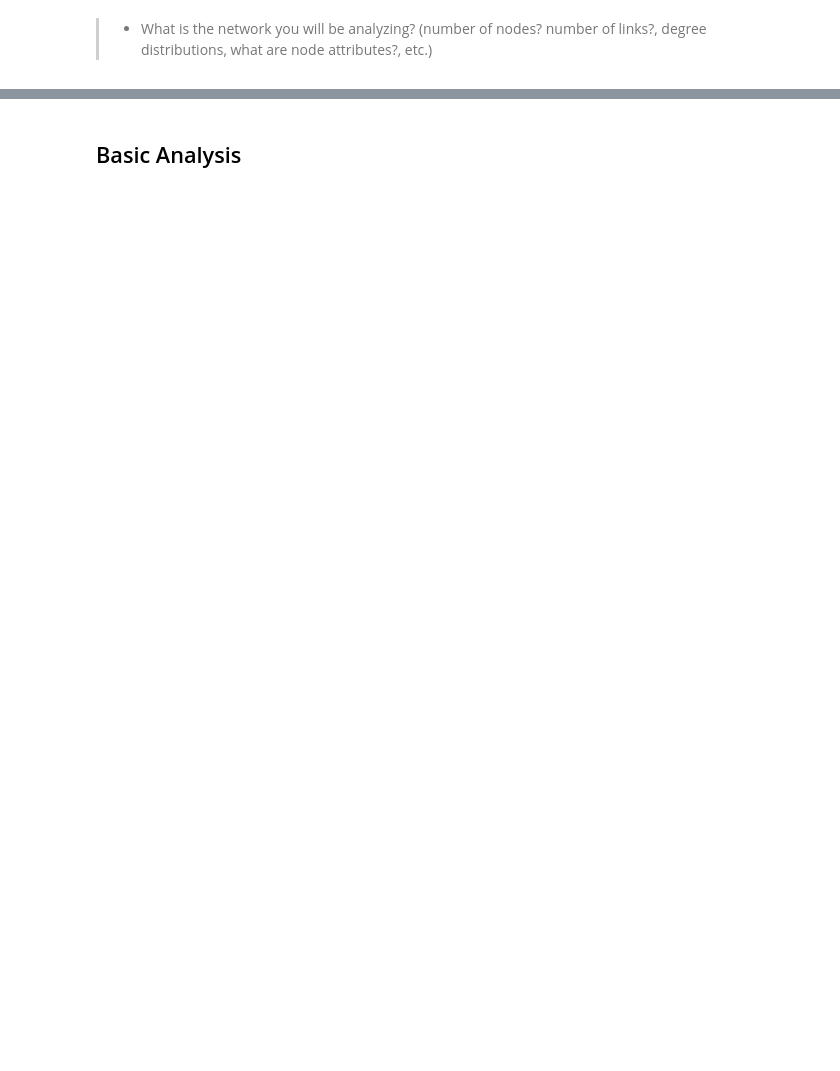
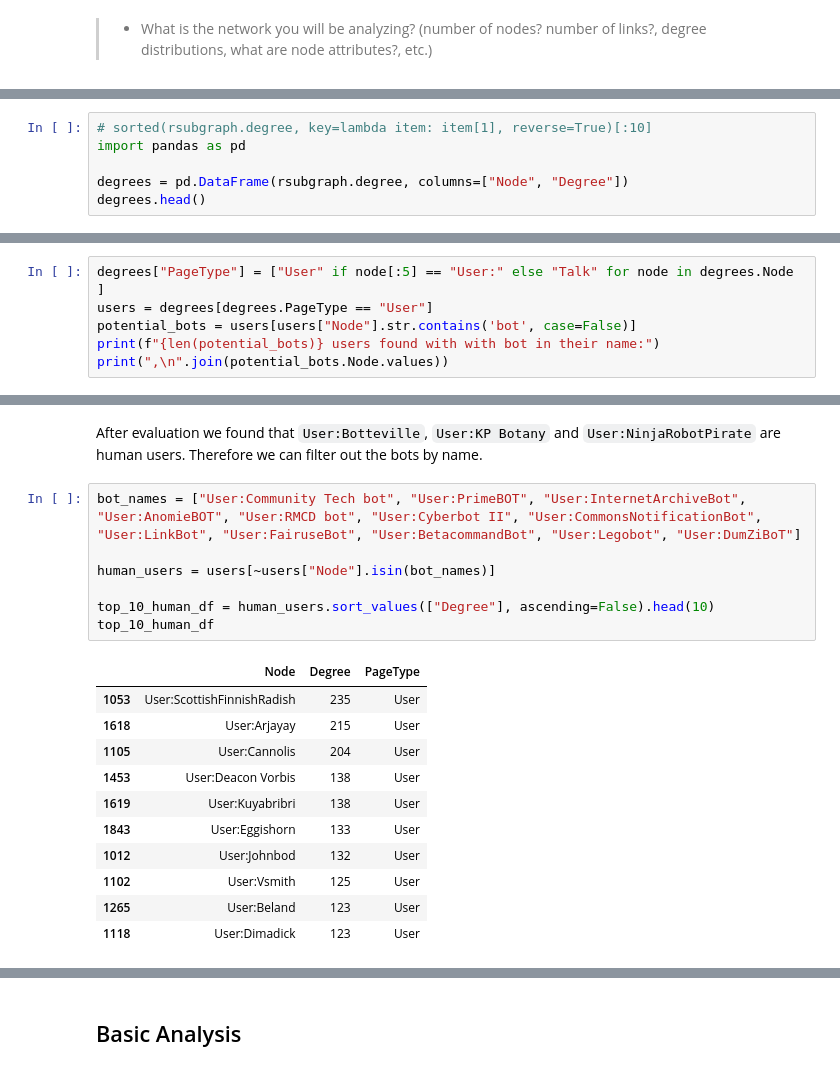
Before and after one commit to andste97/socialgraphs2023f-project, a Jupyter notebook: project/Project_draft.ipynb, the cells around one changed output, grey strips where cells are left out. Drawn from its saved outputs; the diff is of its cells as text; blank space fills up the shorter version.

```diff
--- a/project/Project_draft.ipynb
+++ b/project/Project_draft.ipynb
@@ -322,0 +323,6 @@ nx.draw(rsubgraph, with_labels=True, font_weight='light', font_size=5, node_size
+# %%
+# sorted(rsubgraph.degree, key=lambda item: item[1], reverse=True)[:10]
+import pandas as pd
+
+degrees = pd.DataFrame(rsubgraph.degree, columns=["Node", "Degree"])
+degrees.head()
@@ -322,0 +336,6 @@ nx.draw(rsubgraph, with_labels=True, font_weight='light', font_size=5, node_size
+# %%
+degrees["PageType"] = ["User" if node[:5] == "User:" else "Talk" for node in degrees.Node ]
+users = degrees[degrees.PageType == "User"]
+potential_bots = users[users["Node"].str.contains('bot', case=False)]
+print(f"{len(potential_bots)} users found with with bot in their name:")
+print(",\n".join(potential_bots.Node.values))
@@ -322,0 +359,22 @@ nx.draw(rsubgraph, with_labels=True, font_weight='light', font_size=5, node_size
+# %% [markdown]
+After evaluation we found that `User:Botteville`, `User:KP Botany` and `User:NinjaRobotPirate` are human users. Therefore we can filter out the bots by name.
+# %%
+bot_names = ["User:Community Tech bot", "User:PrimeBOT", "User:InternetArchiveBot", "User:AnomieBOT", "User:RMCD bot", "User:Cyberbot II", "User:CommonsNotificationBot",
+"User:LinkBot", "User:FairuseBot", "User:BetacommandBot", "User:Legobot", "User:DumZiBoT"]
+
+human_users = users[~users["Node"].isin(bot_names)]
+
+top_10_human_df = human_users.sort_values(["Degree"], ascending=False).head(10)
+top_10_human_df
+# %% [output]
+|  | Node | Degree | PageType |
+| 1053 | User:ScottishFinnishRadish | 235 | User |
+| 1618 | User:Arjayay | 215 | User |
+| 1105 | User:Cannolis | 204 | User |
+| 1453 | User:Deacon Vorbis | 138 | User |
+| 1619 | User:Kuyabribri | 138 | User |
+| 1843 | User:Eggishorn | 133 | User |
+| 1012 | User:Johnbod | 132 | User |
+| 1102 | User:Vsmith | 125 | User |
+| 1265 | User:Beland | 123 | User |
+| 1118 | User:Dimadick | 123 | User |
```
Also changed, not shown: parts of 10 cells of this notebook.
